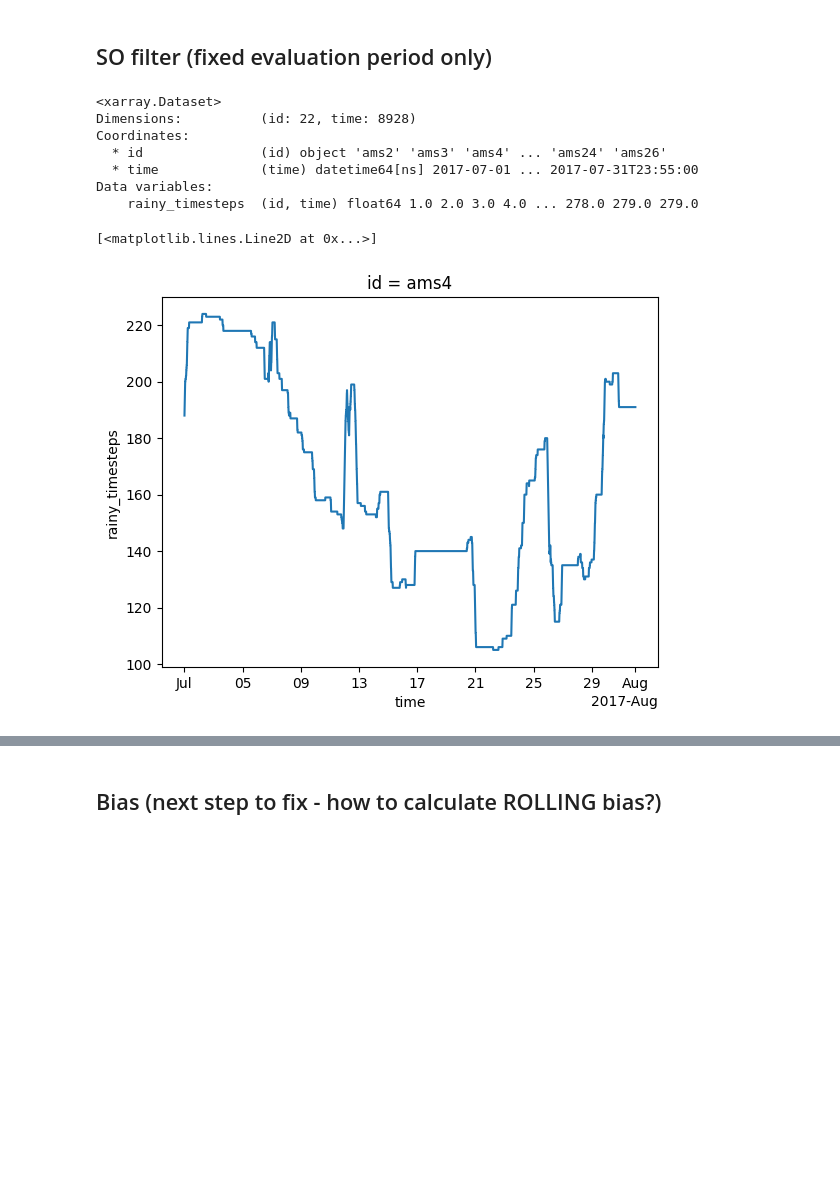
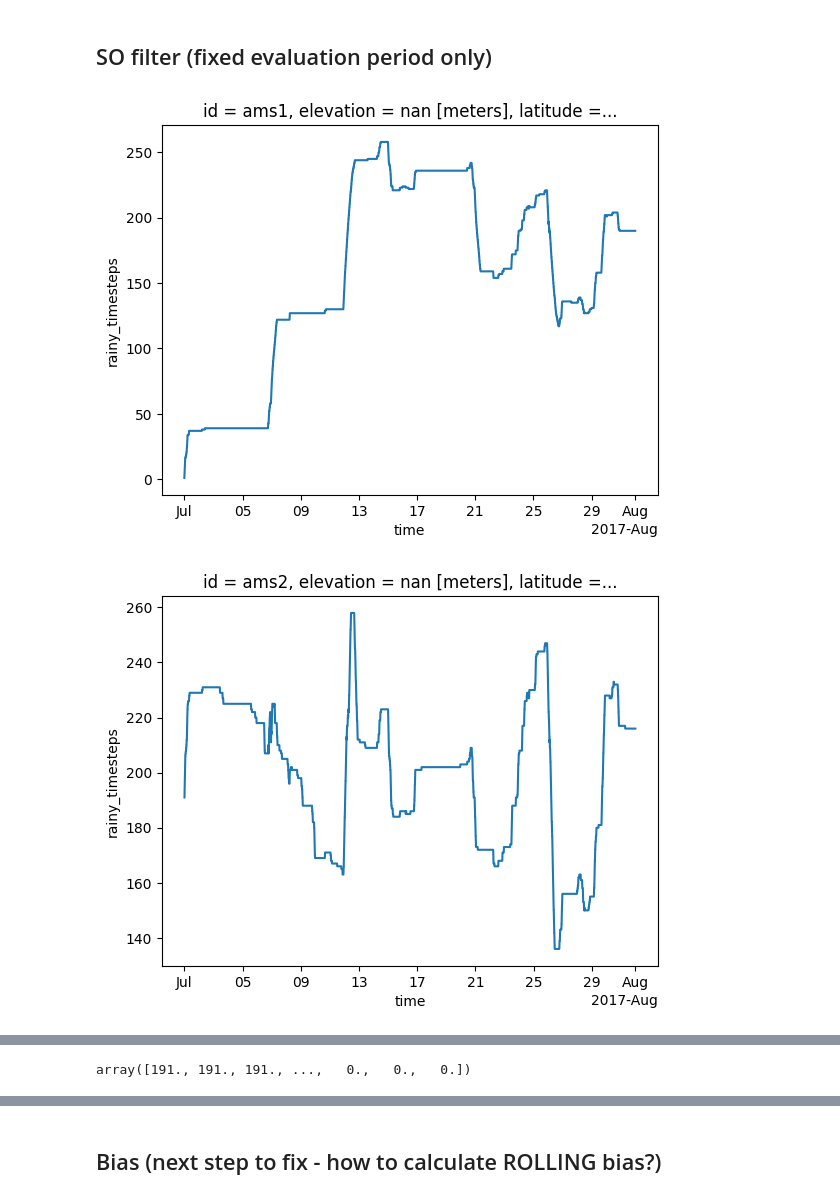
Before and after one commit to lepetersson/pypwsqc, a Jupyter notebook: docs/notebooks/station_outlier_filter.ipynb, the cells around one changed output, grey strips where cells are left out. Saved outputs shown, nothing was run; the diff lists cells and outputs as text; code cells hidden in the pictures; blank space fills up the shorter version.

Commit message:
attempt rolling calculation number overlapping time intervals

```diff
--- a/docs/notebooks/station_outlier_filter.ipynb
+++ b/docs/notebooks/station_outlier_filter.ipynb
@@ -48,8 +41,6 @@ n_stat = 5
 max_distance = 10e3 # Boolean 2D data array, defining neihbours within max_distance for all stations
 dbc = 1
 # %%
-# initalize SO-flag
-ds_pws["so_flag"] = xr.DataArray(np.ones((len(ds_pws.id), len(ds_pws.time)))*-999, dims=("id", "time"))
+# initalize data variables
+ds_pws['so_flag'] = xr.DataArray(np.ones((len(ds_pws.id), len(ds_pws.time)))*-999, dims=("id", "time"))
+ds_pws['mean_corr_nbrs'] = xr.DataArray(np.ones((len(ds_pws.id), len(ds_pws.time)))*-999, dims=("id", "time"))
-# %%
-# initalize nr of rainy timesteps in last mint period
-ds_pws["rainy_timesteps"] = xr.DataArray(np.ones((len(ds_pws.id), len(ds_pws.time)))*-999, dims=("id", "time"))
@@ -68,17 +47,7 @@ def rainy_timesteps(da_station, da_neighbors, window_length):
-# %%
-test = rainy_timesteps(ds_station.rainfall, ds_neighbors.rainfall, window_length=mint)
-#ds_pws.rainy_timesteps[i, :] = test
-test
-# %% [output]
-<xarray.Dataset>
-Dimensions:          (id: 22, time: 8928)
-Coordinates:
-  * id               (id) object 'ams2' 'ams3' 'ams4' ... 'ams24' 'ams26'
-  * time             (time) datetime64[ns] 2017-07-01 ... 2017-07-31T23:55:00
-Data variables:
-    rainy_timesteps  (id, time) float64 1.0 2.0 3.0 4.0 ... 278.0 279.0 279.0
-# %%
-test.rainy_timesteps.isel(id = 2).plot()
-# %% [output]
-[<matplotlib.lines.Line2D at 0x...>]
-[figure, removed]
+# %%
+for i in [0,1,2,3,4]:
+    plt.figure()
+    ds_pws.rainy_timesteps.isel(id = i).plot()
+# %% [output]
+[figure, added]
+[figure, added]
@@ -84,0 +57,4 @@ test.rainy_timesteps.isel(id = 2).plot()
+# %%
+ds_pws.rainy_timesteps.sel(id = "ams5").data
+# %% [output]
+array([191., 191., 191., ...,   0.,   0.,   0.])
```
Also changed, not shown: parts of 16 cells of this notebook, 1 other file.
